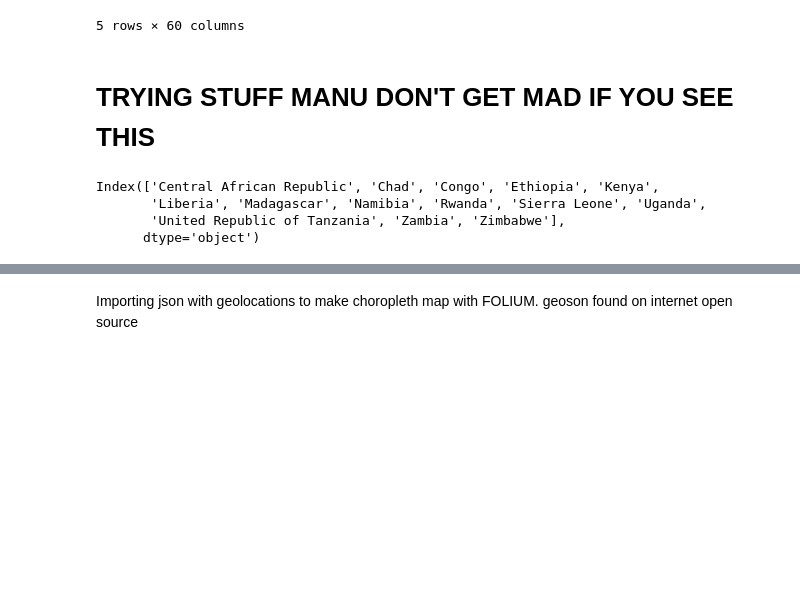
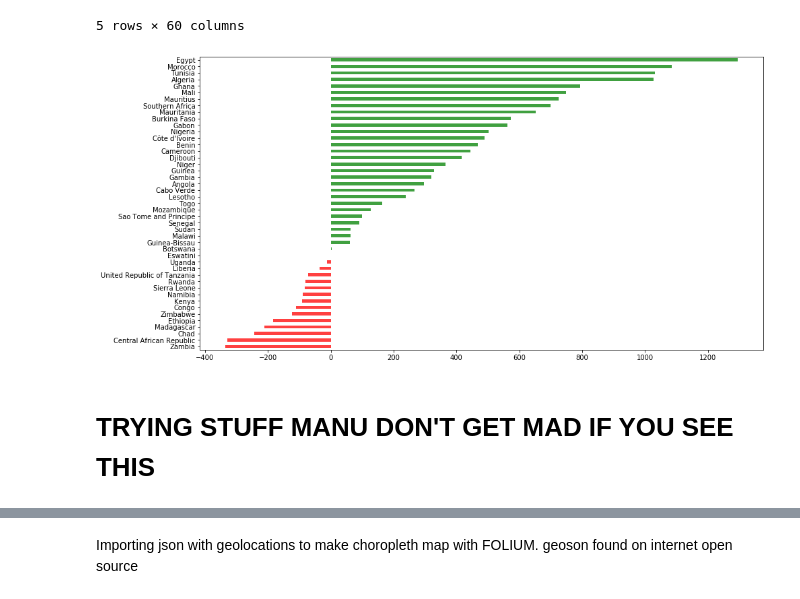
Before and after one commit to manuleo/mADAm-2019, a Jupyter notebook: project.ipynb, the cells around one changed output, grey strips where cells are left out. Drawn from its saved outputs; the diff is of its cells as text; code cells hidden in the pictures; blank space fills up the shorter version.

```diff
--- a/project.ipynb
+++ b/project.ipynb
@@ -633,15 +630,13 @@ cal_demand.head()
 | Botswana | -208.233159 | -272.356799 | -206.603106 | -174.964398 | -168.433620 | -225.305819 | -161.230054 | -118.202804 | -156.220859 | -133.281287 | ... | ... |
 | Burkina Faso | -915.448084 | -930.741495 | -784.109191 | -678.548155 | -660.055530 | -668.265460 | -638.569119 | -620.961863 | -616.439348 | -671.997508 | ... | ... |
 5 rows × 60 columns
+# %%
+#plt.bar(cal_demand[2020].index,cal_demand[2020], rotation=90)
+cal_sorted.plot(kind='barh', color=(cal_sorted > 0).map({True: 'g', False: 'red'}),alpha=0.75, rot=0);
+# %% [output]
+[figure, added]
 # %% [markdown]
 # TRYING STUFF MANU DON'T GET MAD IF YOU SEE THIS
-# %%
-cal_demand[cal_demand[2020].values<0].index
-# %% [output]
-Index(['Central African Republic', 'Chad', 'Congo', 'Ethiopia', 'Kenya',
-       'Liberia', 'Madagascar', 'Namibia', 'Rwanda', 'Sierra Leone', 'Uganda',
-       'United Republic of Tanzania', 'Zambia', 'Zimbabwe'],
-      dtype='object')
 # %%
 # Import necessary packages
 import os
```
Also changed, not shown: parts of 8 cells of this notebook.
